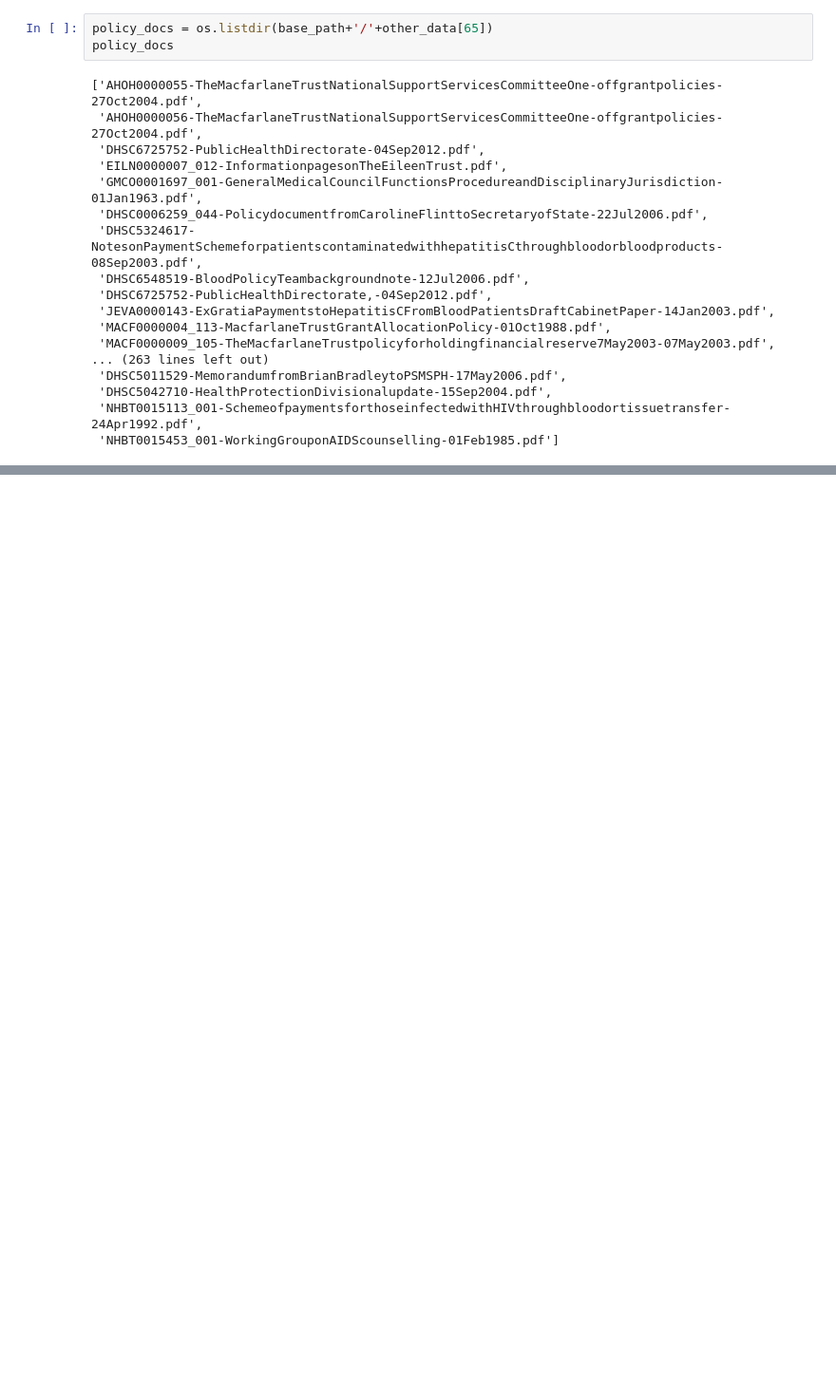
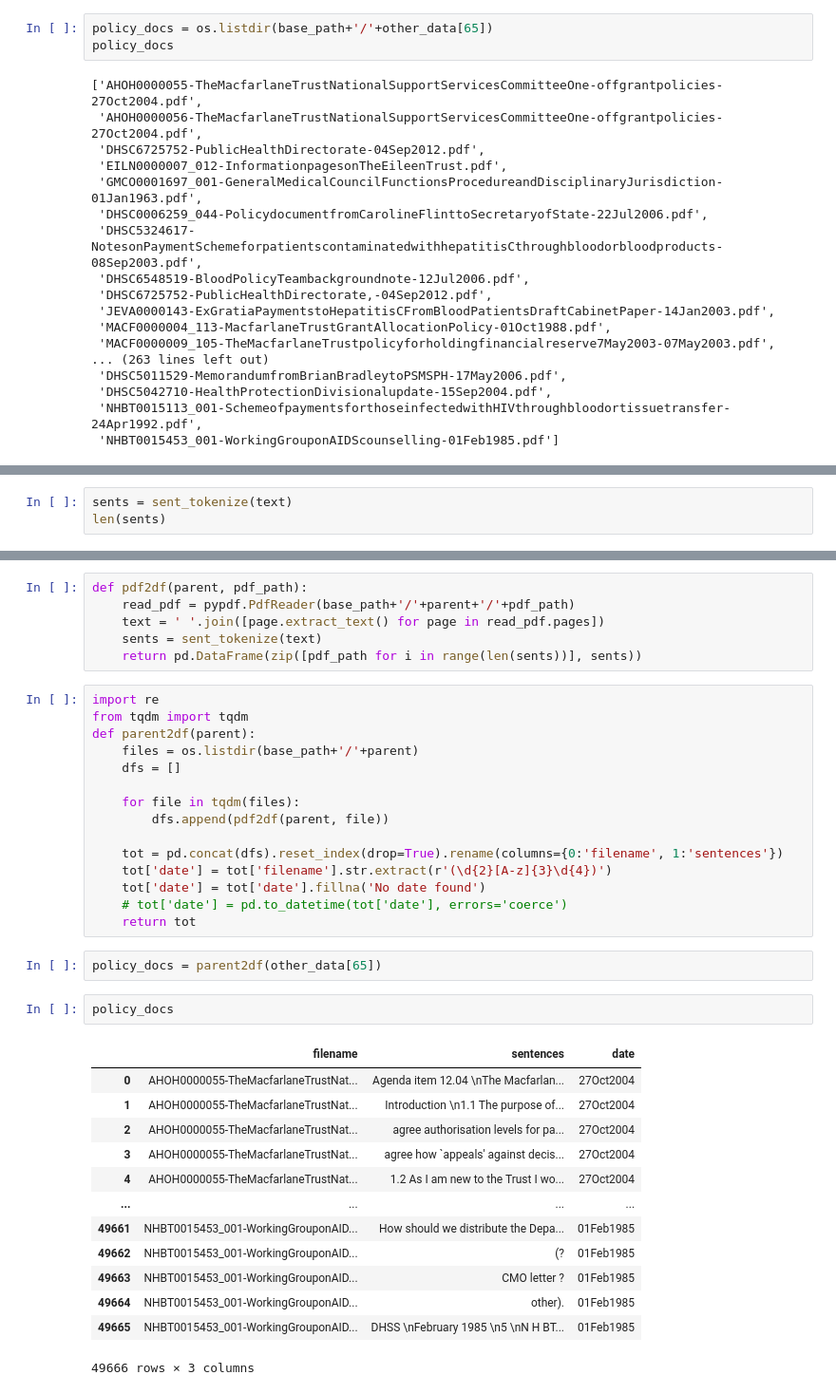
Before and after one commit to pnadelofficial/taylor_simple_search, a Jupyter notebook: testing.ipynb, the cells around one changed output, grey strips where cells are left out. Shown at 95% size. Drawn from its saved outputs; the diff is of its cells as text; blank space fills up the shorter version.

Commit message:
policy docs update

```diff
--- a/testing.ipynb
+++ b/testing.ipynb
@@ -815,3 +815,6 @@ text = ' '.join([page.extract_text() for page in read_pdf.pages])
 text[:1000]
 # %% [output]
 "Agenda item 12.04 \nThe Macfarlane Trust \nNational Support Services Committee \nOne-off grant policies \n1. Introduction \n1.1 The purpose of this paper is to facilitate discussion on the Trust's on ...
+# %%
+sents = sent_tokenize(text)
+len(sents)
@@ -817,0 +842,39 @@ text[:1000]
+# %%
+def pdf2df(parent, pdf_path):
+    read_pdf = pypdf.PdfReader(base_path+'/'+parent+'/'+pdf_path)
+    text = ' '.join([page.extract_text() for page in read_pdf.pages])
+    sents = sent_tokenize(text)
+    return pd.DataFrame(zip([pdf_path for i in range(len(sents))], sents))
+# %%
+import re
+from tqdm import tqdm
+def parent2df(parent):
+    files = os.listdir(base_path+'/'+parent)
+    dfs = []
+
+    for file in tqdm(files):
+        dfs.append(pdf2df(parent, file))
+
+    tot = pd.concat(dfs).reset_index(drop=True).rename(columns={0:'filename', 1:'sentences'})
+    tot['date'] = tot['filename'].str.extract(r'(\d{2}[A-z]{3}\d{4})')
+    tot['date'] = tot['date'].fillna('No date found')
+    # tot['date'] = pd.to_datetime(tot['date'], errors='coerce')
+    return tot
+# %%
+policy_docs = parent2df(other_data[65])
+# %%
+policy_docs
+# %% [output]
+|  | filename | sentences | date |
+| 0 | AHOH0000055-TheMacfarlaneTrustNat... | Agenda item 12.04 \nThe Macfarlan... | 27Oct2004 |
+| 1 | AHOH0000055-TheMacfarlaneTrustNat... | Introduction \n1.1 The purpose of... | 27Oct2004 |
+| 2 | AHOH0000055-TheMacfarlaneTrustNat... | agree authorisation levels for pa... | 27Oct2004 |
+| 3 | AHOH0000055-TheMacfarlaneTrustNat... | agree how `appeals' against decis... | 27Oct2004 |
+| 4 | AHOH0000055-TheMacfarlaneTrustNat... | 1.2 As I am new to the Trust I wo... | 27Oct2004 |
+| ... | ... | ... | ... |
+| 49661 | NHBT0015453_001-WorkingGrouponAID... | How should we distribute the Depa... | 01Feb1985 |
+| 49662 | NHBT0015453_001-WorkingGrouponAID... | (? | 01Feb1985 |
+| 49663 | NHBT0015453_001-WorkingGrouponAID... | CMO letter ? | 01Feb1985 |
+| 49664 | NHBT0015453_001-WorkingGrouponAID... | other). | 01Feb1985 |
+| 49665 | NHBT0015453_001-WorkingGrouponAID... | DHSS \nFebruary 1985 \n5 \nN H BT... | 01Feb1985 |
+49666 rows × 3 columns
```
Also changed, not shown: parts of 8 cells of this notebook, 4 other files.
